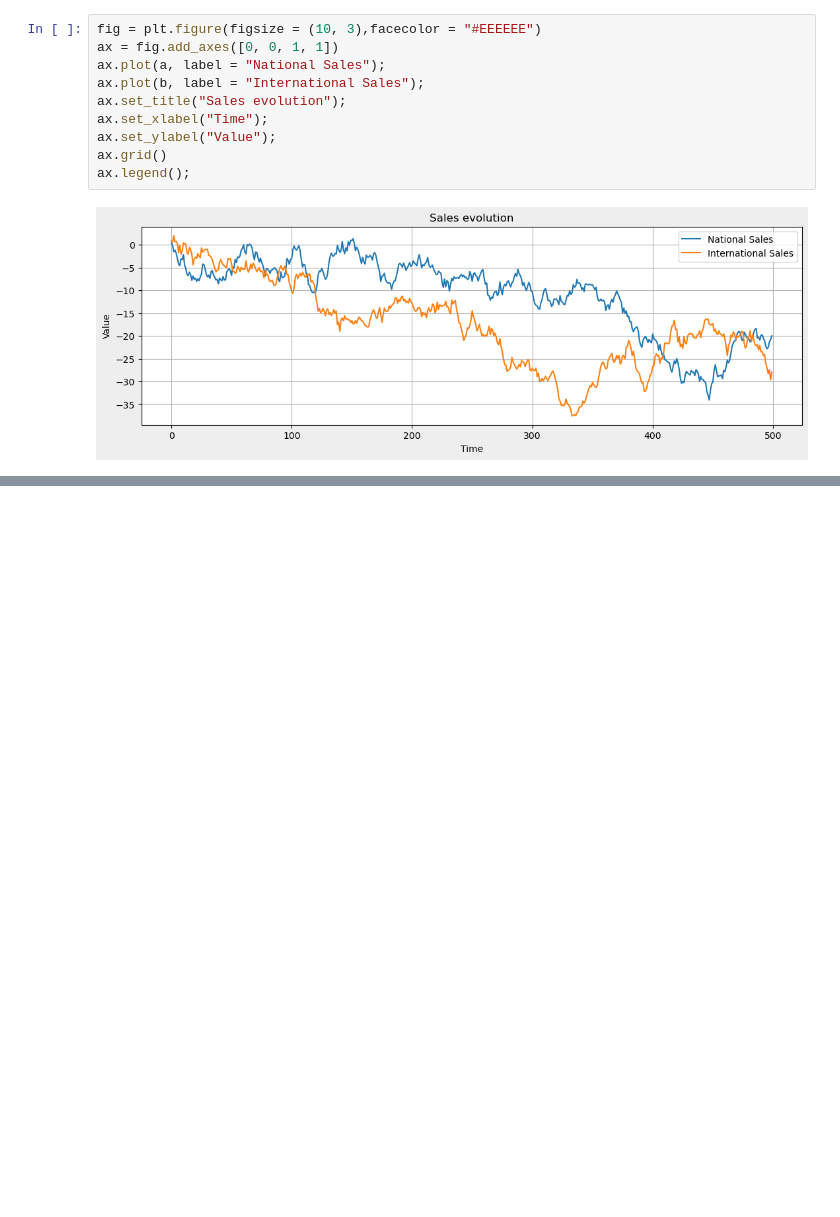
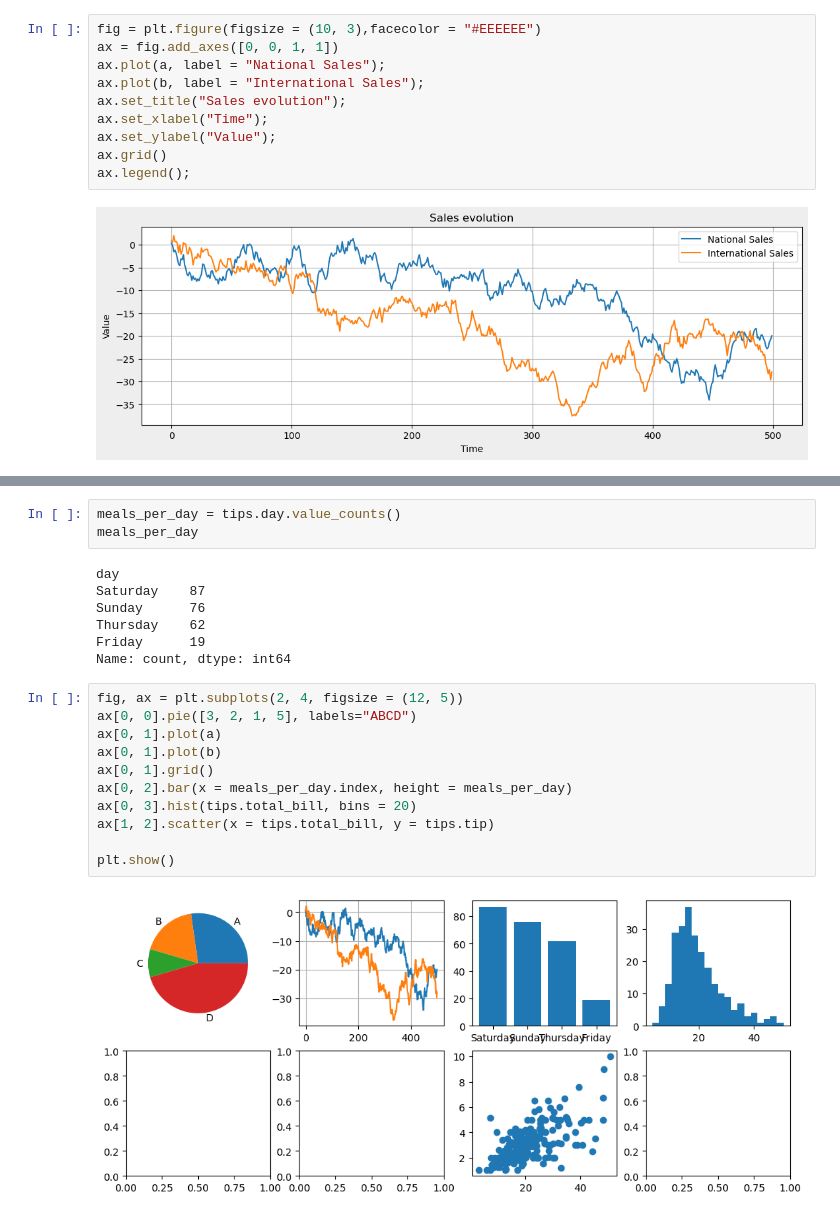
Before and after one commit to Dans182/jupyter-python, a Jupyter notebook: Daniel/20240416.ipynb, the cells around one changed output, grey strips where cells are left out. Cells and saved outputs as stored; diff of their text form; blank space fills up the shorter version.

```diff
--- a/Daniel/20240416.ipynb
+++ b/Daniel/20240416.ipynb
@@ -340,0 +393,23 @@ ax.legend();
+# %%
+meals_per_day = tips.day.value_counts()
+meals_per_day
+# %% [output]
+day
+Saturday    87
+Sunday      76
+Thursday    62
+Friday      19
+Name: count, dtype: int64
+# %%
+fig, ax = plt.subplots(2, 4, figsize = (12, 5))
+ax[0, 0].pie([3, 2, 1, 5], labels="ABCD")
+ax[0, 1].plot(a)
+ax[0, 1].plot(b)
+ax[0, 1].grid()
+ax[0, 2].bar(x = meals_per_day.index, height = meals_per_day)
+ax[0, 3].hist(tips.total_bill, bins = 20)
+ax[1, 2].scatter(x = tips.total_bill, y = tips.tip)
+
+plt.show()
+# %% [output]
+[figure, added]
```
Also changed, not shown: parts of 9 cells of this notebook.
